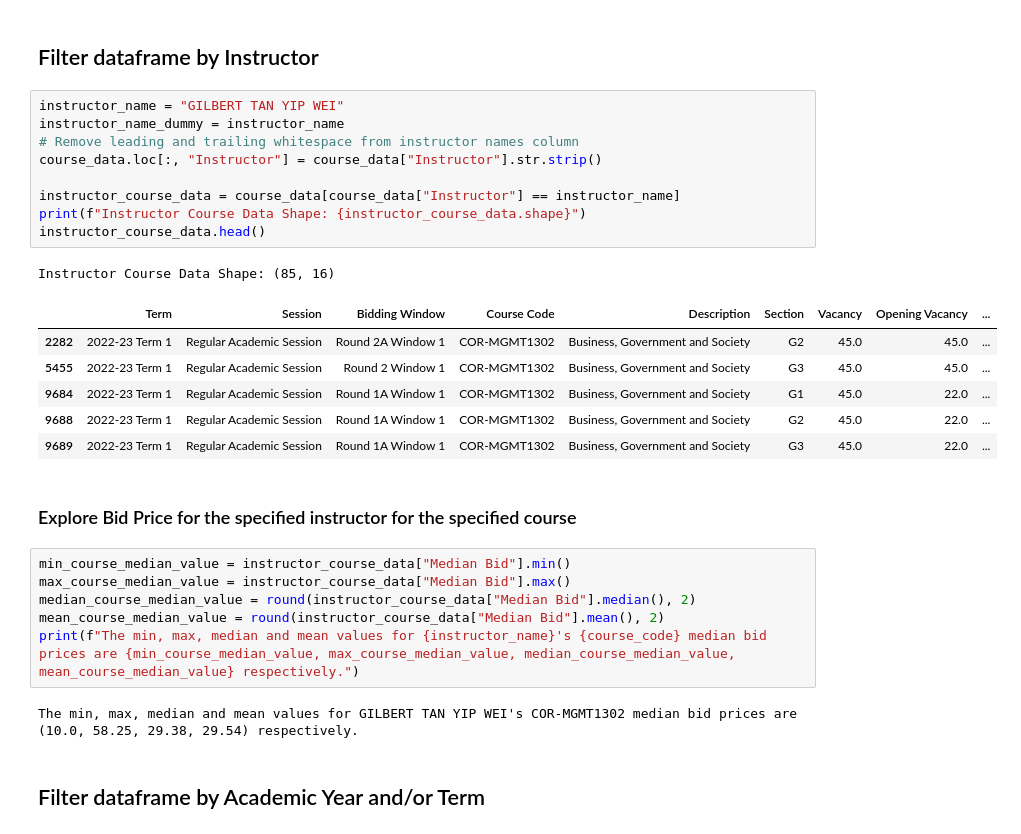
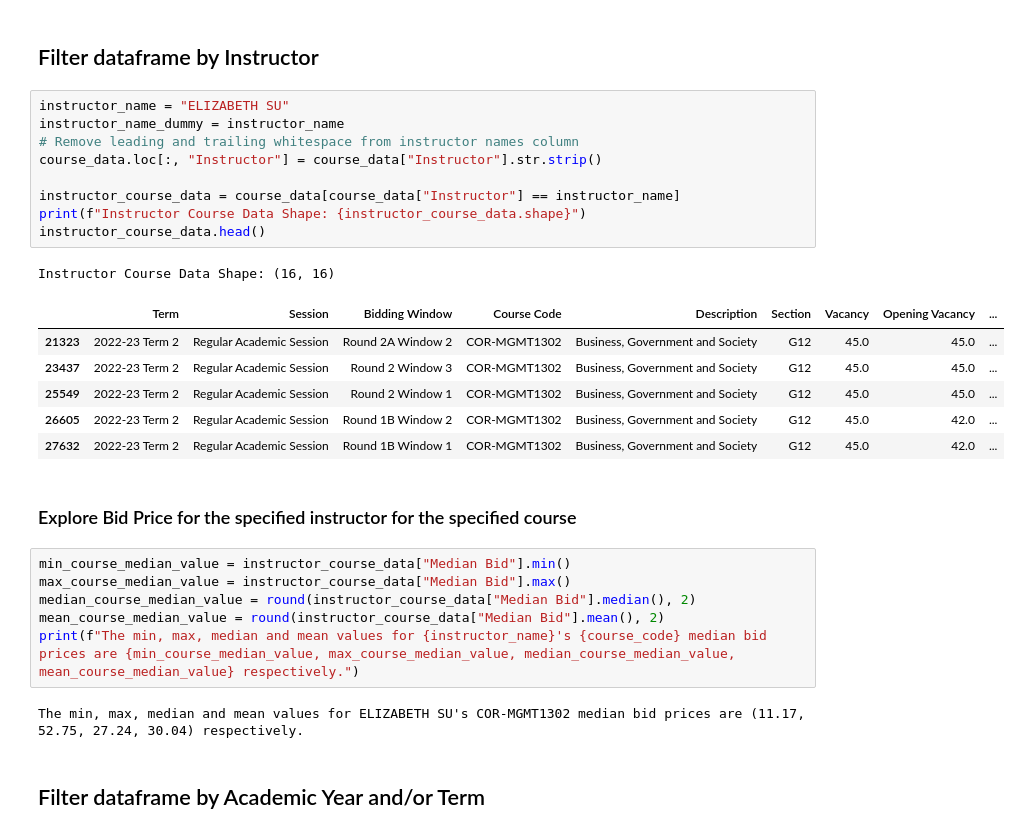
Before and after one commit to Qingyu255/bossanalytics, a Jupyter notebook: analytics_notebook.ipynb, the cells around one changed output. Drawn from its saved outputs; the diff is of its cells as text.

```diff
--- a/analytics_notebook.ipynb
+++ b/analytics_notebook.ipynb
@@ -70,22 +72,22 @@ Instructors that teach COR-MGMT1302: [' ER JWEE PING' ' GILBERT TAN YIP WEI' ' M
 # %% [markdown]
 ## Filter dataframe by Instructor
 # %%
-instructor_name = "GILBERT TAN YIP WEI"
+instructor_name = "ELIZABETH SU"
 instructor_name_dummy = instructor_name
 # Remove leading and trailing whitespace from instructor names column
 course_data.loc[:, "Instructor"] = course_data["Instructor"].str.strip()
 
 instructor_course_data = course_data[course_data["Instructor"] == instructor_name]
 print(f"Instructor Course Data Shape: {instructor_course_data.shape}")
 instructor_course_data.head()
 # %% [output]
-Instructor Course Data Shape: (85, 16)
+Instructor Course Data Shape: (16, 16)
 |  | Term | Session | Bidding Window | Course Code | Description | Section | Vacancy | Opening Vacancy | ... |
-| 2282 | 2022-23 Term 1 | Regular Academic Session | Round 2A Window 1 | COR-MGMT1302 | Business, Government and Society | G2 | 45.0 | 45.0 | ... |
-| 5455 | 2022-23 Term 1 | Regular Academic Session | Round 2 Window 1 | COR-MGMT1302 | Business, Government and Society | G3 | 45.0 | 45.0 | ... |
-| 9684 | 2022-23 Term 1 | Regular Academic Session | Round 1A Window 1 | COR-MGMT1302 | Business, Government and Society | G1 | 45.0 | 22.0 | ... |
-| 9688 | 2022-23 Term 1 | Regular Academic Session | Round 1A Window 1 | COR-MGMT1302 | Business, Government and Society | G2 | 45.0 | 22.0 | ... |
-| 9689 | 2022-23 Term 1 | Regular Academic Session | Round 1A Window 1 | COR-MGMT1302 | Business, Government and Society | G3 | 45.0 | 22.0 | ... |
+| 21323 | 2022-23 Term 2 | Regular Academic Session | Round 2A Window 2 | COR-MGMT1302 | Business, Government and Society | G12 | 45.0 | 45.0 | ... |
+| 23437 | 2022-23 Term 2 | Regular Academic Session | Round 2 Window 3 | COR-MGMT1302 | Business, Government and Society | G12 | 45.0 | 45.0 | ... |
+| 25549 | 2022-23 Term 2 | Regular Academic Session | Round 2 Window 1 | COR-MGMT1302 | Business, Government and Society | G12 | 45.0 | 45.0 | ... |
+| 26605 | 2022-23 Term 2 | Regular Academic Session | Round 1B Window 2 | COR-MGMT1302 | Business, Government and Society | G12 | 45.0 | 42.0 | ... |
+| 27632 | 2022-23 Term 2 | Regular Academic Session | Round 1B Window 1 | COR-MGMT1302 | Business, Government and Society | G12 | 45.0 | 42.0 | ... |
 # %% [markdown]
 ### Explore Bid Price for the specified instructor for the specified course
 # %%
@@ -95,7 +97,7 @@ median_course_median_value = round(instructor_course_data["Median Bid"].median()
 mean_course_median_value = round(instructor_course_data["Median Bid"].mean(), 2)
 print(f"The min, max, median and mean values for {instructor_name}'s {course_code} median bid prices are {min_course_median_value, max_course_median_value, median_course_median_value, mean_course_median_value} respectively.")
 # %% [output]
-The min, max, median and mean values for GILBERT TAN YIP WEI's COR-MGMT1302 median bid prices are (10.0, 58.25, 29.38, 29.54) respectively.
+The min, max, median and mean values for ELIZABETH SU's COR-MGMT1302 median bid prices are (11.17, 52.75, 27.24, 30.04) respectively.
 # %% [markdown]
 ## Filter dataframe by Academic Year and/or Term
 # %%
```
Also changed, not shown: parts of 8 cells of this notebook.
